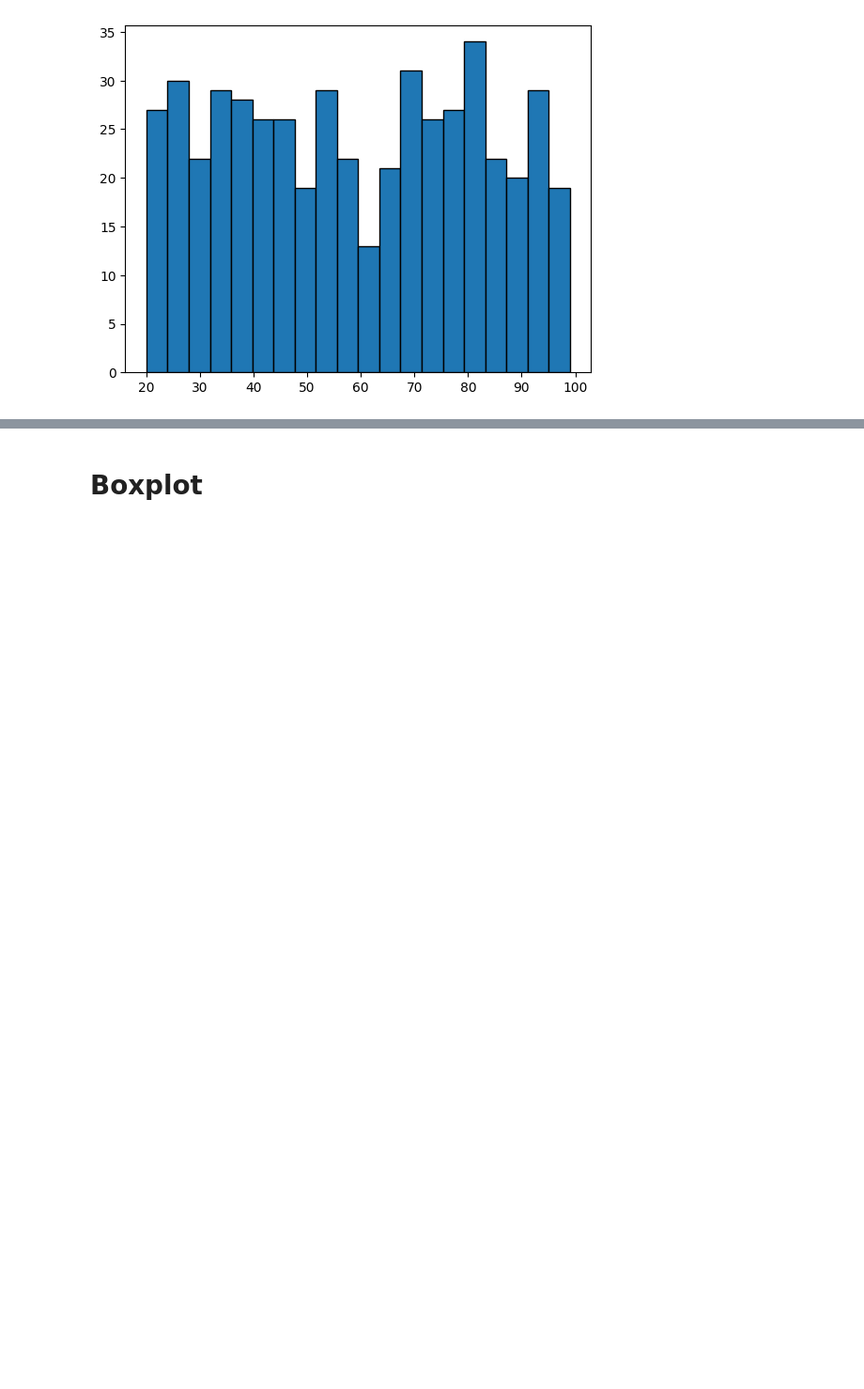
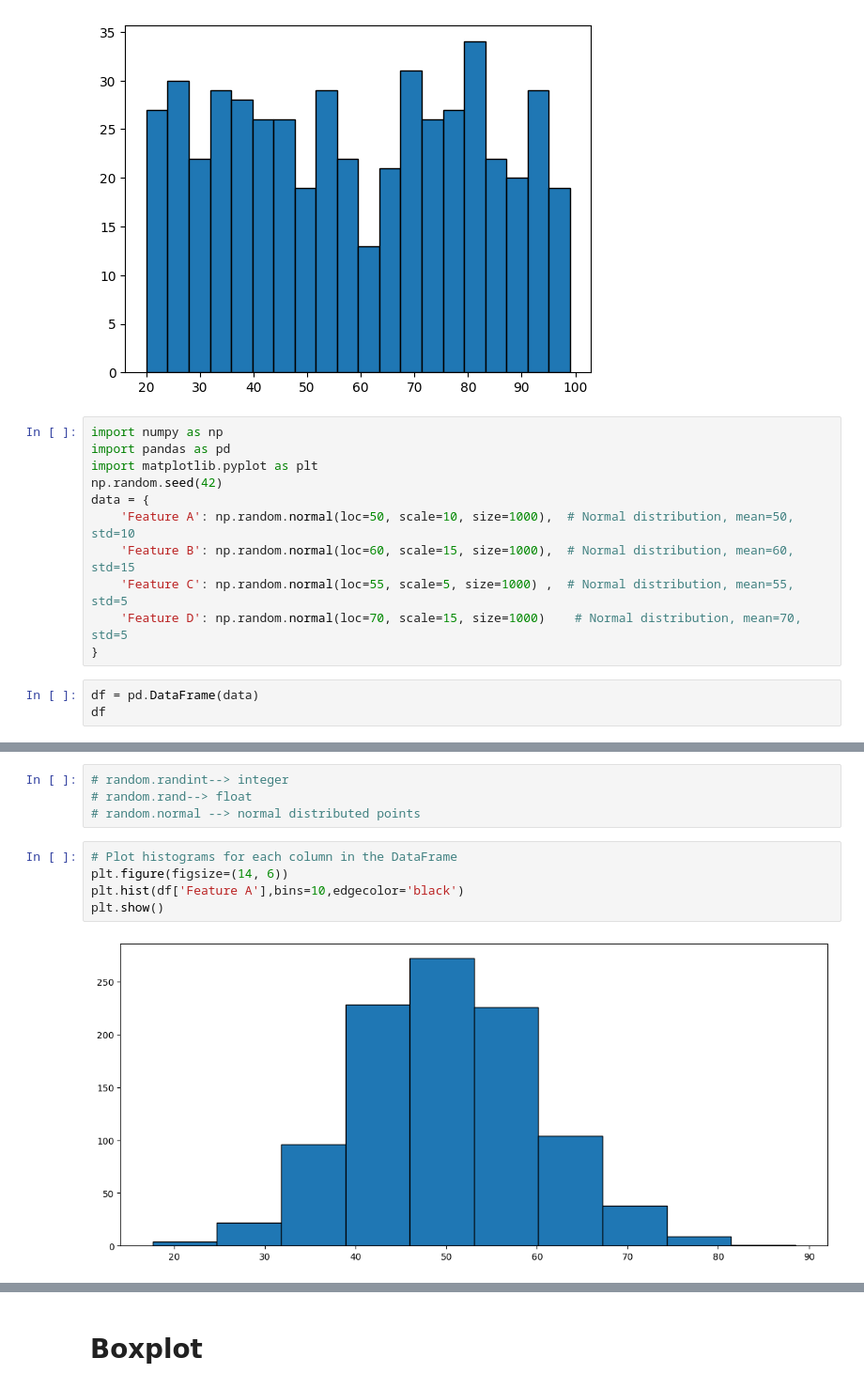
Before and after one commit to nayana142/Data-Science-Progression, a Jupyter notebook: 3. Data Visualization/Datavisualization_Matplot.ipynb, the cells around one changed output, grey strips where cells are left out. Shown at 94% size. Cells and saved outputs as stored; diff of their text form; blank space fills up the shorter version.

```diff
--- a/3. Data Visualization/Datavisualization_Matplot.ipynb
+++ b/3. Data Visualization/Datavisualization_Matplot.ipynb
@@ -273,3 +297,17 @@ humidity=np.random.randint(20,100,size=500)
 plt.hist(humidity,edgecolor='black' ,bins=20);
 # %% [output]
 [figure]
+# %%
+import numpy as np
+import pandas as pd
+import matplotlib.pyplot as plt
+np.random.seed(42)
+data = {
+    'Feature A': np.random.normal(loc=50, scale=10, size=1000),  # Normal distribution, mean=50, std=10
+    'Feature B': np.random.normal(loc=60, scale=15, size=1000),  # Normal distribution, mean=60, std=15
+    'Feature C': np.random.normal(loc=55, scale=5, size=1000) ,  # Normal distribution, mean=55, std=5
+    'Feature D': np.random.normal(loc=70, scale=15, size=1000)    # Normal distribution, mean=70, std=5
+}
+# %%
+df = pd.DataFrame(data)
+df
@@ -275,0 +328,11 @@ plt.hist(humidity,edgecolor='black' ,bins=20);
+# %%
+# random.randint--> integer
+# random.rand--> float
+# random.normal --> normal distributed points
+# %%
+# Plot histograms for each column in the DataFrame
+plt.figure(figsize=(14, 6))
+plt.hist(df['Feature A'],bins=10,edgecolor='black')
+plt.show()
+# %% [output]
+[figure, added]
```
Also changed, not shown: parts of 34 cells of this notebook, 35 other files.
